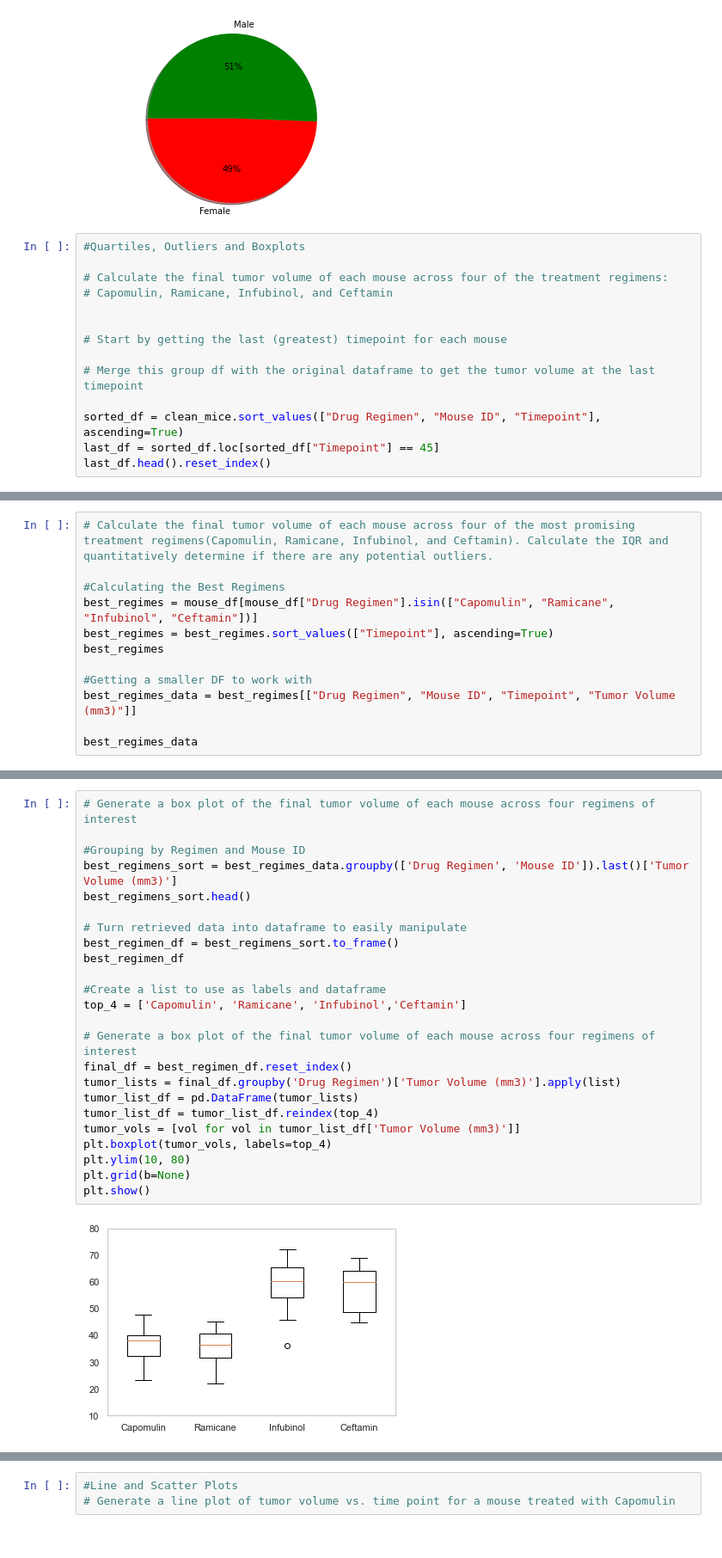
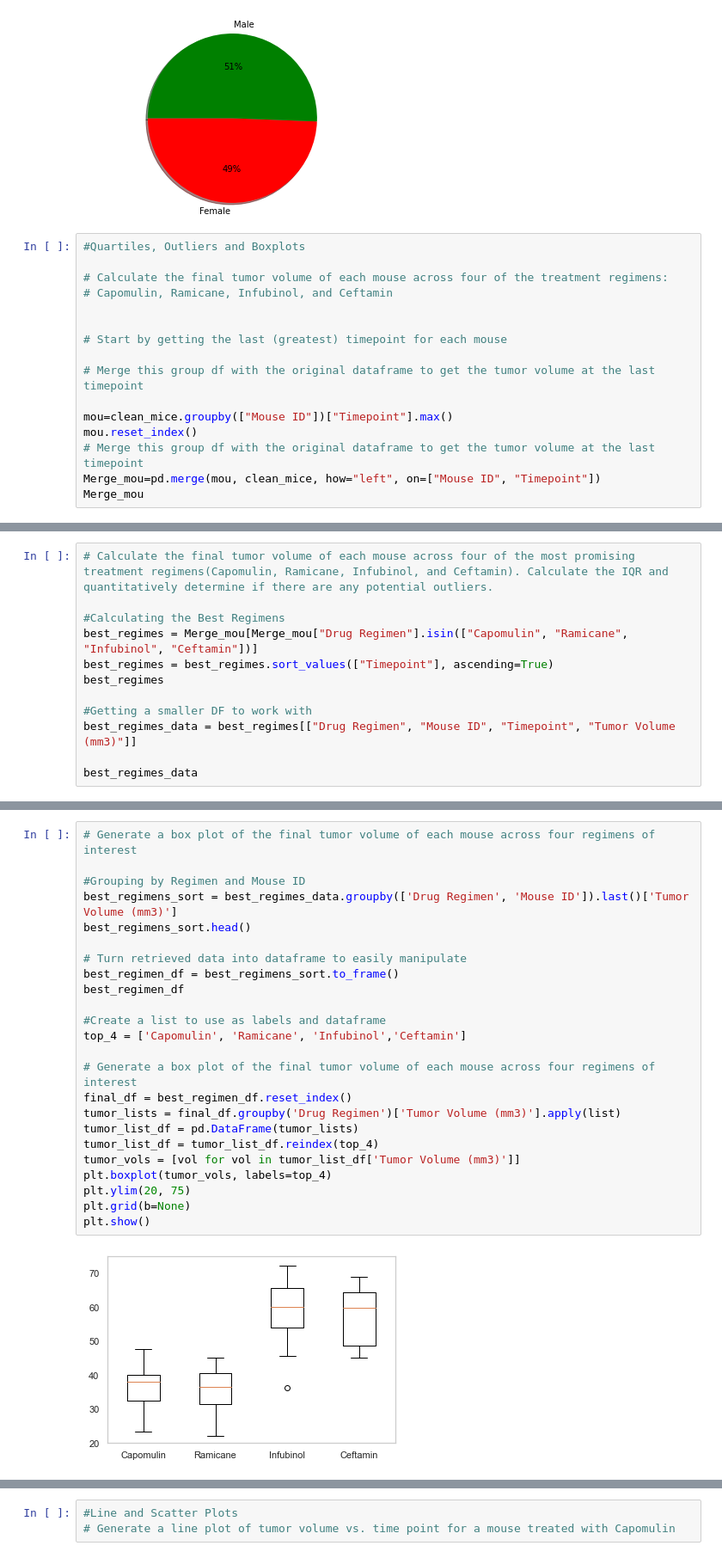
Before and after one commit to JoyceHsieh/Matplotlib_Data_Analysis, a Jupyter notebook: Pymaceuticals/pymaceuticals_practice.ipynb, the cells around one changed output, grey strips where cells are left out. Shown: that part at 86% size. Drawn from its saved outputs; the diff is of its cells as text.

```diff
--- a/Pymaceuticals/pymaceuticals_practice.ipynb
+++ b/Pymaceuticals/pymaceuticals_practice.ipynb
@@ -263,7 +263,9 @@ plt.axis("equal")
 
 # Merge this group df with the original dataframe to get the tumor volume at the last timepoint
 
-sorted_df = clean_mice.sort_values(["Drug Regimen", "Mouse ID", "Timepoint"], ascending=True)
-last_df = sorted_df.loc[sorted_df["Timepoint"] == 45]
-last_df.head().reset_index()
+mou=clean_mice.groupby(["Mouse ID"])["Timepoint"].max()
+mou.reset_index()
+# Merge this group df with the original dataframe to get the tumor volume at the last timepoint
+Merge_mou=pd.merge(mou, clean_mice, how="left", on=["Mouse ID", "Timepoint"])
+Merge_mou
 # %% [output]
@@ -493,7 +504,7 @@ total_df
 # Calculate the final tumor volume of each mouse across four of the most promising treatment regimens(Capomulin, Ramicane, Infubinol, and Ceftamin). Calculate the IQR and quantitatively determine if there are any potential outliers.
 
 #Calculating the Best Regimens
-best_regimes = mouse_df[mouse_df["Drug Regimen"].isin(["Capomulin", "Ramicane", "Infubinol", "Ceftamin"])]
+best_regimes = Merge_mou[Merge_mou["Drug Regimen"].isin(["Capomulin", "Ramicane", "Infubinol", "Ceftamin"])]
 best_regimes = best_regimes.sort_values(["Timepoint"], ascending=True)
 best_regimes
 
@@ -518,26 +529,26 @@ best_regimes_data
 # %%
 # Generate a box plot of the final tumor volume of each mouse across four regimens of interest
 
 #Grouping by Regimen and Mouse ID
 best_regimens_sort = best_regimes_data.groupby(['Drug Regimen', 'Mouse ID']).last()['Tumor Volume (mm3)']
 best_regimens_sort.head()
 
 # Turn retrieved data into dataframe to easily manipulate
 best_regimen_df = best_regimens_sort.to_frame()
 best_regimen_df
 
 #Create a list to use as labels and dataframe
 top_4 = ['Capomulin', 'Ramicane', 'Infubinol','Ceftamin']
 
 # Generate a box plot of the final tumor volume of each mouse across four regimens of interest
 final_df = best_regimen_df.reset_index()
 tumor_lists = final_df.groupby('Drug Regimen')['Tumor Volume (mm3)'].apply(list)
 tumor_list_df = pd.DataFrame(tumor_lists)
 tumor_list_df = tumor_list_df.reindex(top_4)
 tumor_vols = [vol for vol in tumor_list_df['Tumor Volume (mm3)']]
 plt.boxplot(tumor_vols, labels=top_4)
-plt.ylim(10, 80)
+plt.ylim(20, 75)
 plt.grid(b=None)
 plt.show()
 # %% [output]
-[figure, old version]
+[figure, new version]
```
Also changed, not shown: parts of 17 cells of this notebook.
